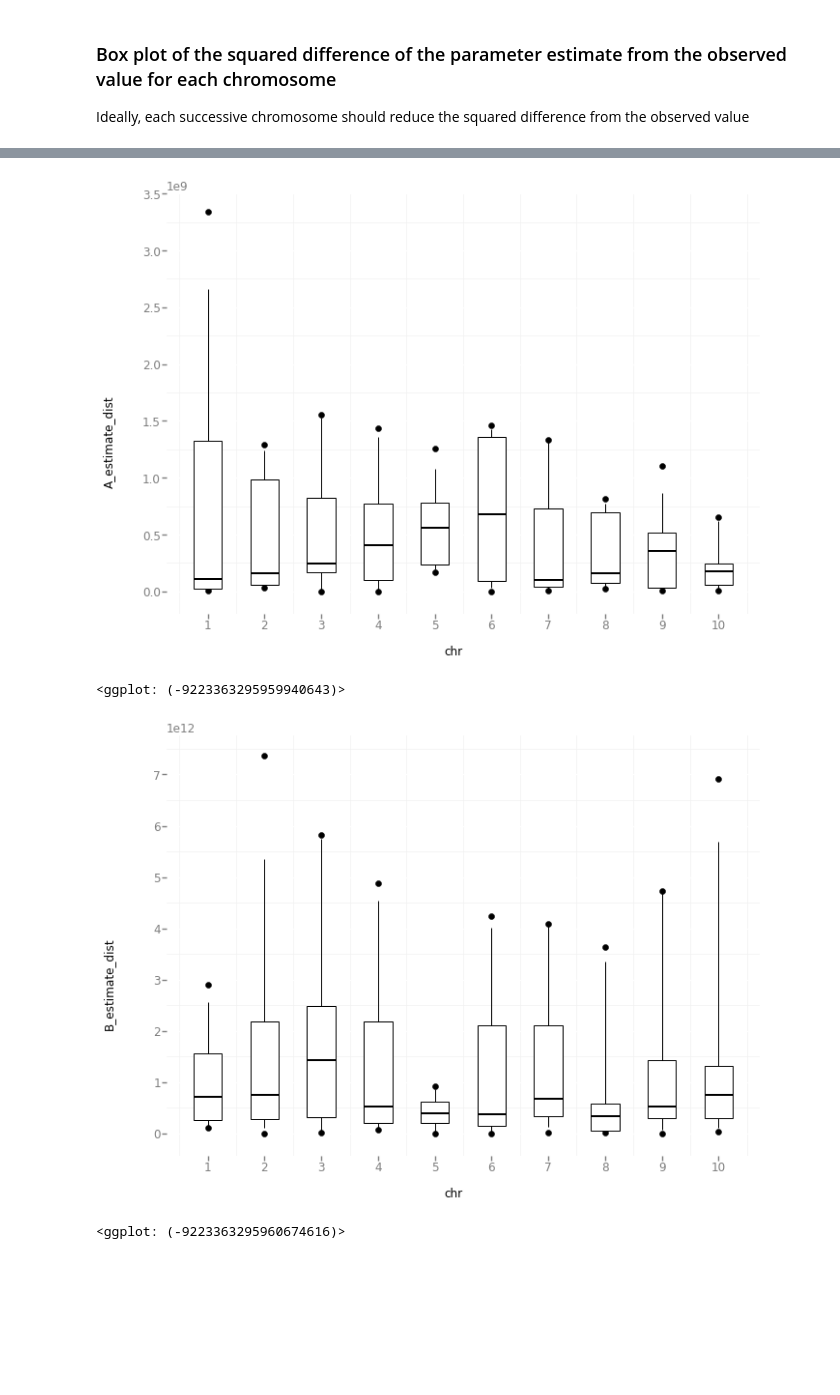
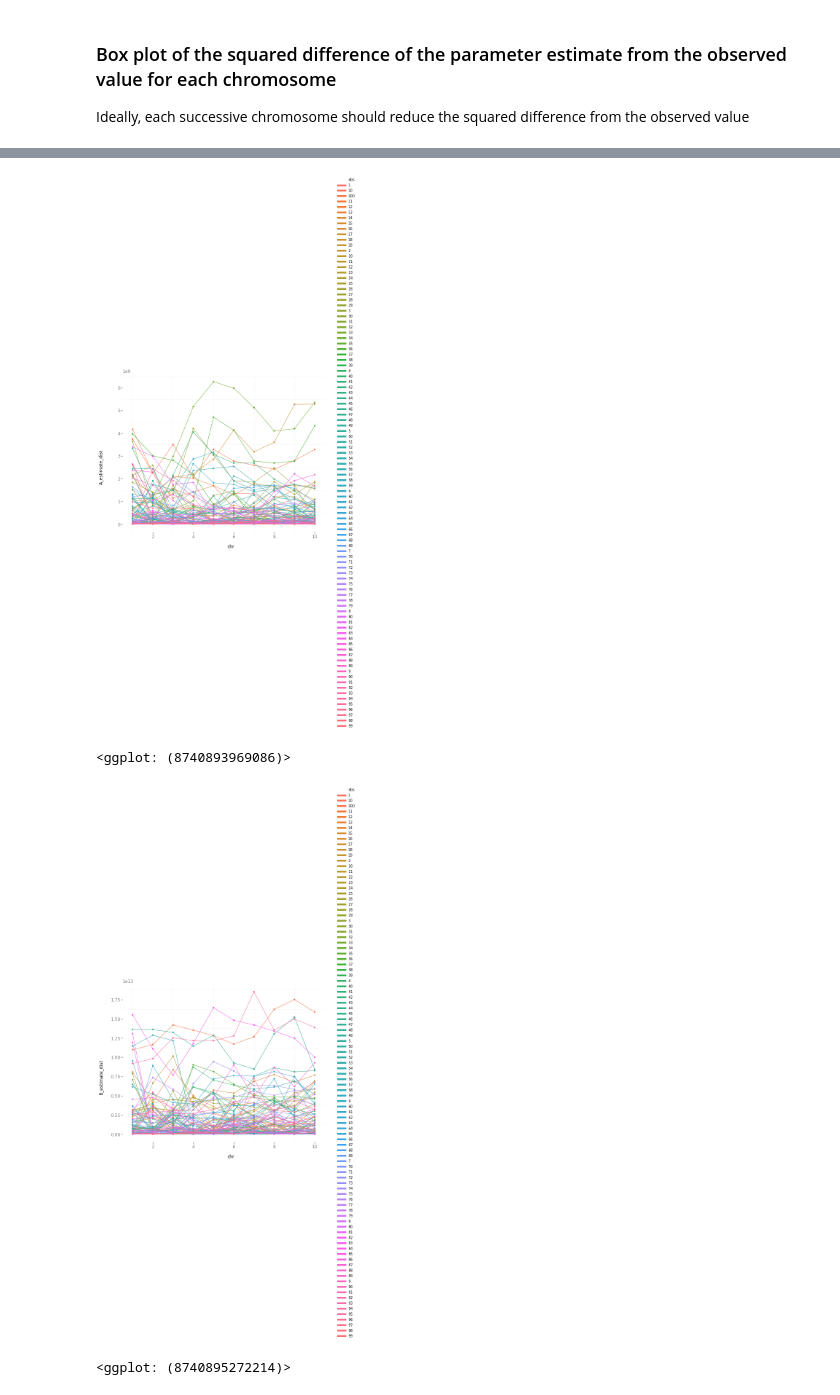
Before and after one commit to agladstein/SimPrily_update, a Jupyter notebook: assess_ABC_results.ipynb, the cells around one changed output, grey strips where cells are left out. Drawn from its saved outputs; the diff is of its cells as text; code cells hidden in the pictures; blank space fills up the shorter version.

```diff
--- a/assess_ABC_results.ipynb
+++ b/assess_ABC_results.ipynb
@@ -14,7 +14,7 @@ def create_PosteriorCharacteristics_df(observed_file_name, PosteriorCharacterist
     PosteriorCharacteristics_df = pd.read_csv(PosteriorCharacteristics_file_name, sep='\t')
 
     PosteriorCharacteristics_observed_df = pd.concat([observed_df, PosteriorCharacteristics_df], axis=1)
-    PosteriorCharacteristics_observed_df['obs'] = obs
+    PosteriorCharacteristics_observed_df['obs'] = str(obs)
     PosteriorCharacteristics_observed_df['chr'] = chrom
     PosteriorCharacteristics_observed_df.drop('dataSet', axis=1, inplace=True)
     return PosteriorCharacteristics_observed_df
@@ -32,19 +32,31 @@ def combine_obs_chrom_PosteriorCharacteristics(results_path, obs_list, chrom_lis
     return combined_PosteriorCharacteristics_observed_df
 
 
-def boxplot_estimate_dist(param, combined_PosteriorCharacteristics_observed_df):
+def calc_estimate_dist(param, combined_PosteriorCharacteristics_observed_df):
     estimate = '{}_mode'.format(param)
     estimate_dist_name = '{}_estimate_dist'.format(param)
     combined_PosteriorCharacteristics_observed_df[estimate_dist_name] = (combined_PosteriorCharacteristics_observed_df[estimate] - combined_PosteriorCharacteristics_observed_df[param])**2
+    return combined_PosteriorCharacteristics_observed_df
 
+
+def boxplot_estimate_dist(param, combined_PosteriorCharacteristics_observed_df):
+    estimate_dist_name = '{}_estimate_dist'.format(param)
     plot = ggplot(aes(x = 'chr', y = estimate_dist_name), data = combined_PosteriorCharacteristics_observed_df) + \
         geom_boxplot() + \
         theme_bw()
+    return plot
 
-    return [plot, combined_PosteriorCharacteristics_observed_df]
+
+def lineplot_estimate_dist(param, combined_PosteriorCharacteristics_observed_df):
+    estimate_dist_name = '{}_estimate_dist'.format(param)
+    plot = ggplot(aes(x = 'chr', y = estimate_dist_name, colour='obs'), data = combined_PosteriorCharacteristics_observed_df) + \
+        geom_point() + \
+        geom_line() + \
+        theme_bw()
+    return plot
 # %%
 results_path = '/vol_c/ABC_update'
-obs_list = list(range(1, 10))
+obs_list = list(range(1, 101))
 chrom_list = list(range(1, 11))
 
 combined_PosteriorCharacteristics_observed_df = combine_obs_chrom_PosteriorCharacteristics(results_path, obs_list, chrom_list)
@@ -52,3 +64,8 @@ parameters = list(combined_PosteriorCharacteristics_observed_df)[0:7]
 # %% [markdown]
 ### Box plot of the squared difference of the parameter estimate from the observed value for each chromosome
 Ideally, each successive chromosome should reduce the squared difference from the observed value
+# %%
+for param in parameters:
+    combined_PosteriorCharacteristics_observed_df = calc_estimate_dist(param, combined_PosteriorCharacteristics_observed_df)
+    plot = boxplot_estimate_dist(param, combined_PosteriorCharacteristics_observed_df)
+    print(plot)
@@ -55,9 +87,9 @@ Ideally, each successive chromosome should reduce the squared difference from th
 # %%
 for param in parameters:
-    [plot, combined_PosteriorCharacteristics_observed_df] = boxplot_estimate_dist(param, combined_PosteriorCharacteristics_observed_df)
+    plot = lineplot_estimate_dist(param, combined_PosteriorCharacteristics_observed_df)
     print(plot)
 # %% [output]
-[figure, old version]
+[figure, new version]
-<ggplot: (-9223363295959940643)>
+<ggplot: (8740893969086)>
-[figure, old version]
+[figure, new version]
-<ggplot: (-9223363295960674616)>
+<ggplot: (8740895272214)>
```
Also changed, not shown: parts of 2 cells of this notebook.
